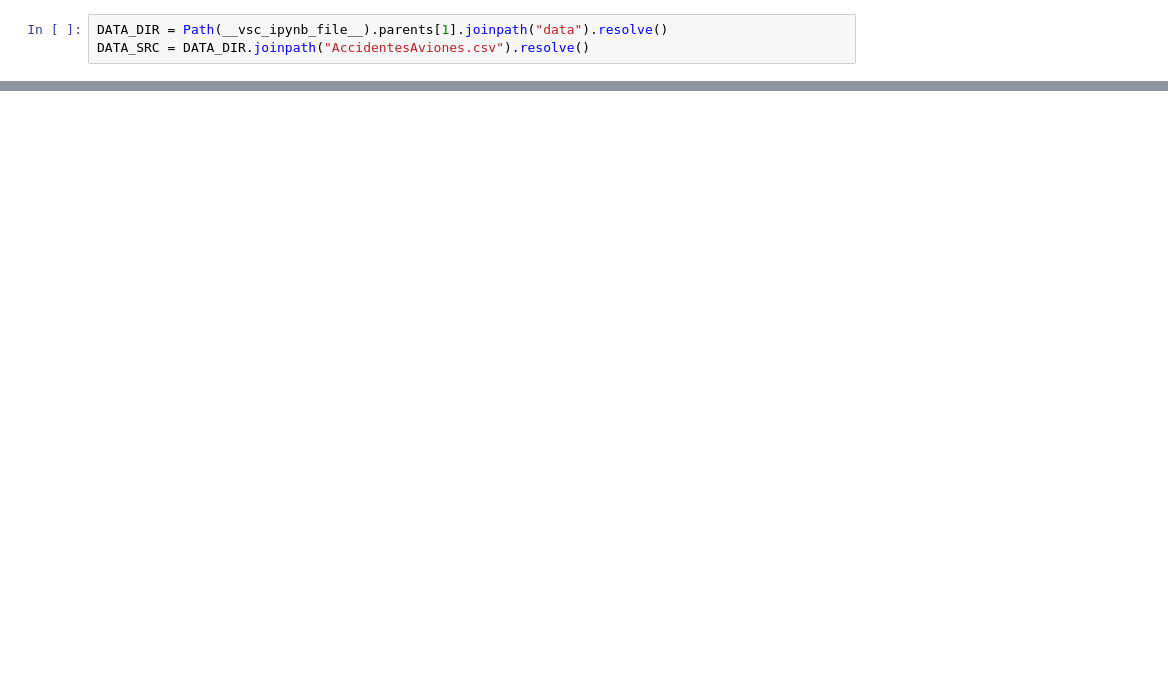
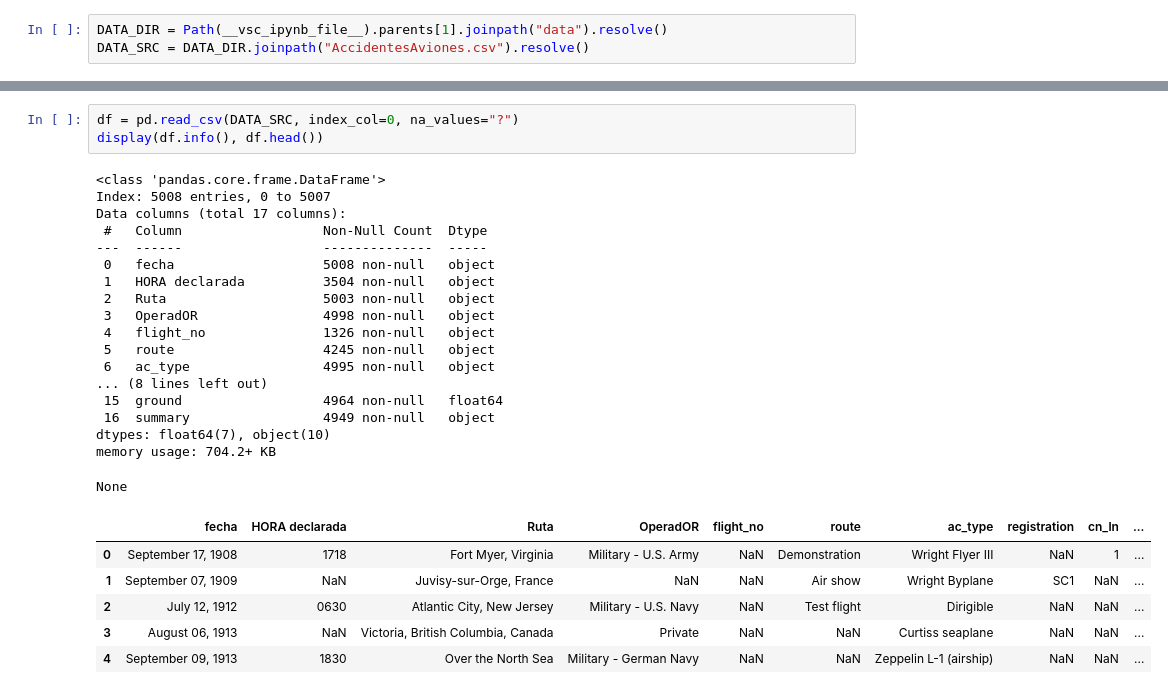
Before and after one commit to saeram00/PI-DA-HENRY, a Jupyter notebook: EDA/EDA.ipynb, the cells around one changed output, grey strips where cells are left out. Cells and saved outputs as stored; diff of their text form; blank space fills up the shorter version.

```diff
--- a/EDA/EDA.ipynb
+++ b/EDA/EDA.ipynb
@@ -44,0 +58,28 @@ None
+# %%
+df = pd.read_csv(DATA_SRC, index_col=0, na_values="?")
+display(df.info(), df.head())
+# %% [output]
+<class 'pandas.core.frame.DataFrame'>
+Index: 5008 entries, 0 to 5007
+Data columns (total 17 columns):
+ #   Column                  Non-Null Count  Dtype
+---  ------                  --------------  -----
+ 0   fecha                   5008 non-null   object
+ 1   HORA declarada          3504 non-null   object
+ 2   Ruta                    5003 non-null   object
+ 3   OperadOR                4998 non-null   object
+ 4   flight_no               1326 non-null   object
+ 5   route                   4245 non-null   object
+ 6   ac_type                 4995 non-null   object
+... (8 lines left out)
+ 15  ground                  4964 non-null   float64
+ 16  summary                 4949 non-null   object
+dtypes: float64(7), object(10)
+memory usage: 704.2+ KB
+None
+|  | fecha | HORA declarada | Ruta | OperadOR | flight_no | route | ac_type | registration | cn_ln | ... |
+| 0 | September 17, 1908 | 1718 | Fort Myer, Virginia | Military - U.S. Army | NaN | Demonstration | Wright Flyer III | NaN | 1 | ... |
+| 1 | September 07, 1909 | NaN | Juvisy-sur-Orge, France | NaN | NaN | Air show | Wright Byplane | SC1 | NaN | ... |
+| 2 | July 12, 1912 | 0630 | Atlantic City, New Jersey | Military - U.S. Navy | NaN | Test flight | Dirigible | NaN | NaN | ... |
+| 3 | August 06, 1913 | NaN | Victoria, British Columbia, Canada | Private | NaN | NaN | Curtiss seaplane | NaN | NaN | ... |
+| 4 | September 09, 1913 | 1830 | Over the North Sea | Military - German Navy | NaN | NaN | Zeppelin L-1 (airship) | NaN | NaN | ... |
```
Also changed, not shown: parts of 20 cells of this notebook, 2 other files.
